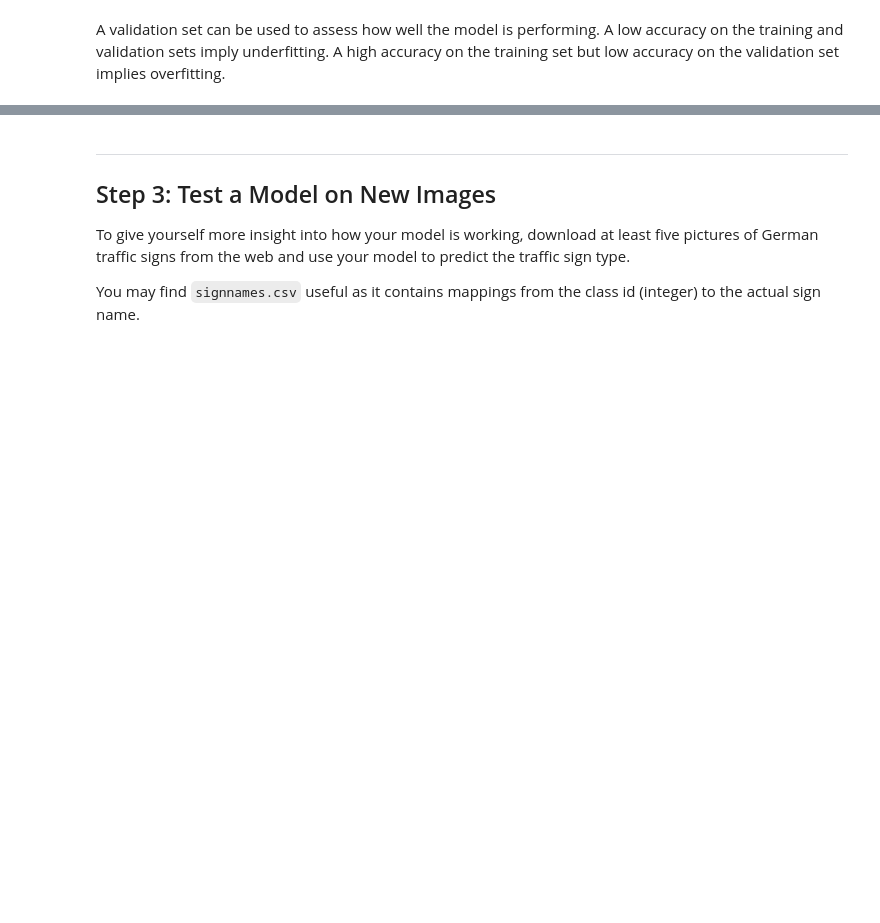
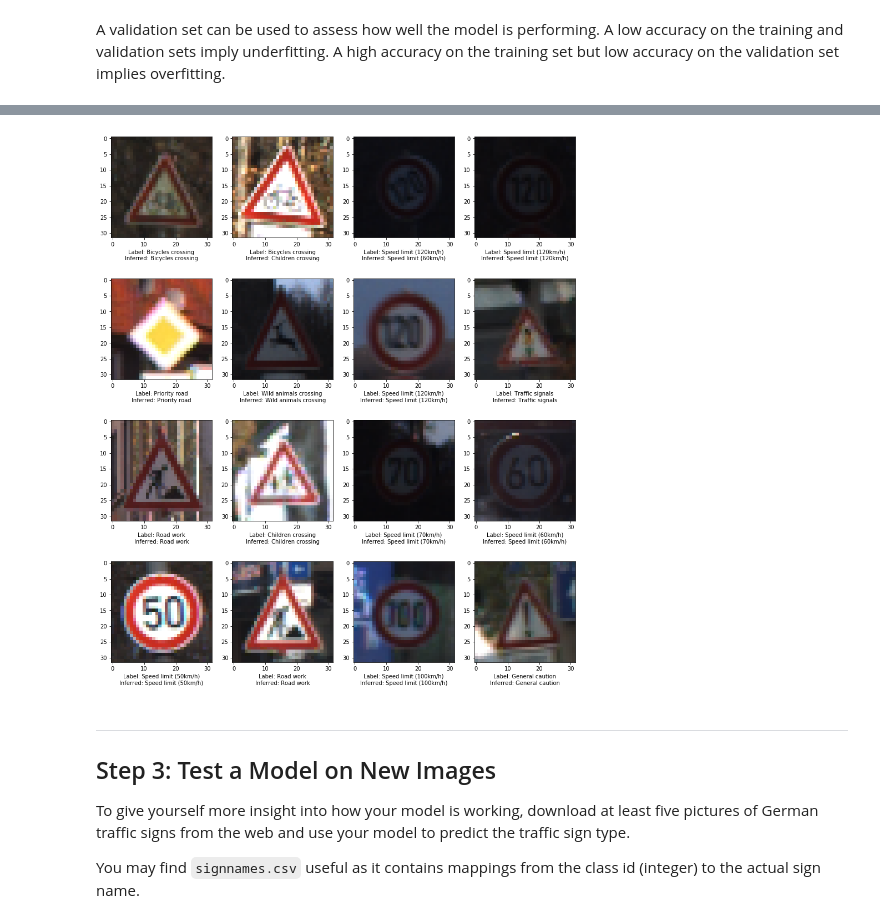
Before and after one commit to tdb-alcorn/CarND-Traffic-Sign-Classifier-Project, a Jupyter notebook: Traffic_Sign_Classifier.ipynb, the cells around one changed output, grey strips where cells are left out. Saved outputs shown, nothing was run; the diff lists cells and outputs as text; code cells hidden in the pictures; blank space fills up the shorter version.

```diff
--- a/Traffic_Sign_Classifier.ipynb
+++ b/Traffic_Sign_Classifier.ipynb
@@ -237,31 +241,34 @@ def variable_summaries(var):
 # %%
 ### Define your architecture here.
 ### Feel free to use as many code cells as needed.
-
-# TODO(tom) Add dropout.
 
 tf.reset_default_graph()
 
 inp = tf.placeholder(tf.float32, shape=[None, 32, 32, 3])
 label = tf.placeholder(tf.int32, shape=[None])
+training = tf.placeholder(tf.bool, shape=[])
 
 label_one_hot = tf.one_hot(label, n_classes, on_value=1.0, off_value=0.0, dtype=tf.float32)
 # [43]
 
 # [32, 32, 3]
 c1 = tf.layers.conv2d(inp, 8, [5,5], strides=[1,1], padding='same', activation=tf.nn.relu)
+c1 = tf.layers.dropout(c1, rate=0.5, training=training)
 # [32, 32, 8]
 s2 = tf.layers.max_pooling2d(c1, [2, 2], [2, 2], padding='same')
 # [16, 16, 8]
 c3 = tf.layers.conv2d(s2, 16, [5, 5], strides=[1, 1], padding='same', activation=tf.nn.relu)
+c3 = tf.layers.dropout(c3, rate=0.5, training=training)
 # [16, 16, 16]
 s4 = tf.layers.max_pooling2d(c3, [2, 2], [2, 2], padding='same')
 # [8, 8, 16]
 f5 = tf.layers.flatten(s4)
 # [1024]
 fc6 = tf.layers.dense(f5, 128, activation=tf.nn.relu)
+fc6 = tf.layers.dropout(fc6, rate=0.5, training=training)
 # [128]
 fc7 = tf.layers.dense(fc6, 64, activation=tf.nn.relu)
+fc7 = tf.layers.dropout(fc7, rate=0.5, training=training)
 # [64]
 
 
@@ -270,22 +277,24 @@ fc8 = tf.layers.dense(fc7, 43, activation=None)
 output_probs = tf.nn.softmax(fc8)
 output = tf.argmax(output_probs, axis=1)
 
+training_summary_ops = list()
+
 with tf.name_scope('loss'):
     loss = tf.nn.softmax_cross_entropy_with_logits_v2(labels=label_one_hot, logits=fc8)
-    tf.summary.histogram('raw', loss)
+    training_summary_ops.append(tf.summary.histogram('raw', loss))
 
     loss_mean, loss_variance = tf.nn.moments(loss, [0])
-    tf.summary.scalar('mean', loss_mean)
-    tf.summary.scalar('stddev', loss_variance)
+    training_summary_ops.append(tf.summary.scalar('mean', loss_mean))
+    training_summary_ops.append(tf.summary.scalar('stddev', loss_variance))
 
     loss_max = tf.reduce_max(loss, name='max_tensor')
-    tf.summary.scalar('max', loss_max)
+    training_summary_ops.append(tf.summary.scalar('max', loss_max))
 
     loss_accuracy, loss_accuracy_update = tf.metrics.accuracy(label, output, name='accuracy_op')
-    tf.summary.scalar('accuracy', loss_accuracy)
+    training_summary_ops.append(tf.summary.scalar('accuracy', loss_accuracy))
 
     valid_loss_accuracy, valid_loss_accuracy_update = tf.metrics.accuracy(label, output, name='valid_accuracy_op')
-    tf.summary.scalar('validation_accuracy', valid_loss_accuracy)
+    valid_loss_accuracy_summary = tf.summary.scalar('validation_accuracy', valid_loss_accuracy)
 
 opt = tf.train.AdamOptimizer()
 
@@ -293,7 +302,7 @@ train = opt.minimize(loss)
 
 init_g, init_l = tf.global_variables_initializer(), tf.local_variables_initializer()
 
-summary = tf.summary.merge_all()
+summary = tf.summary.merge(training_summary_ops)
 # %% [markdown]
 ### Train, Validate and Test the Model
 # %% [markdown]
@@ -417,3 +416,7 @@ visualize(X_valid, y_valid, valid_output, 4, 4)
+# %%
+visualize(X_test, y_test, test_output, 4, 4)
+# %% [output]
+[figure, added]
 # %% [markdown]
 ---
 
```
Also changed, not shown: parts of 17 cells of this notebook, 11 other files.
